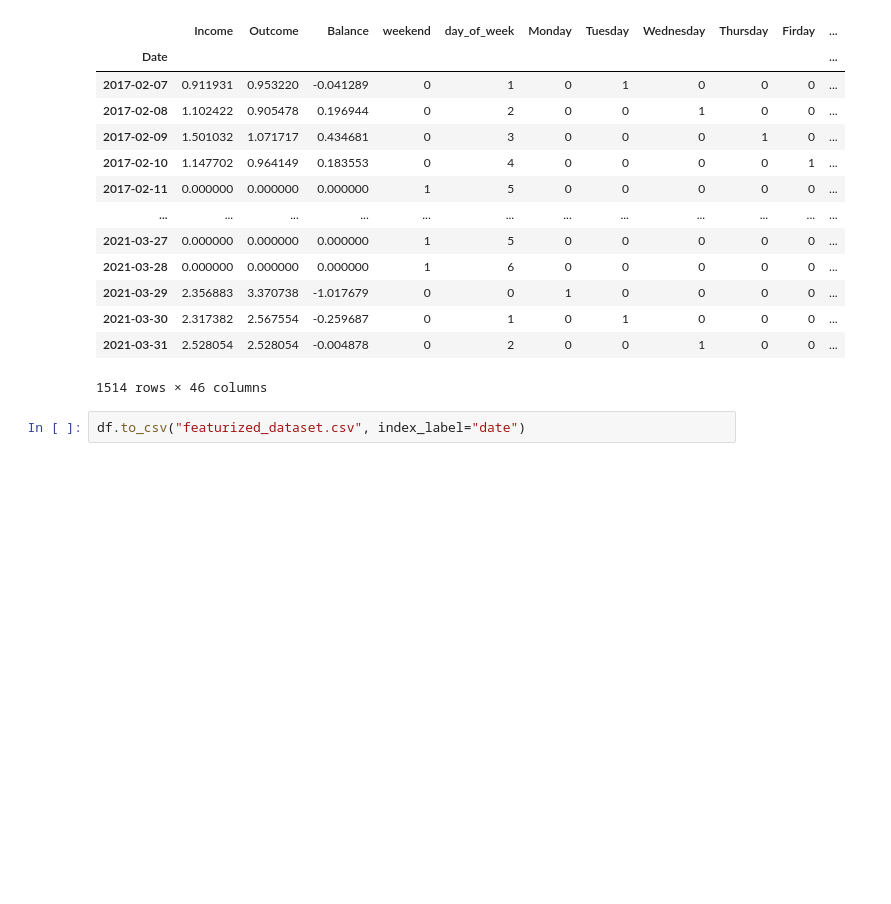
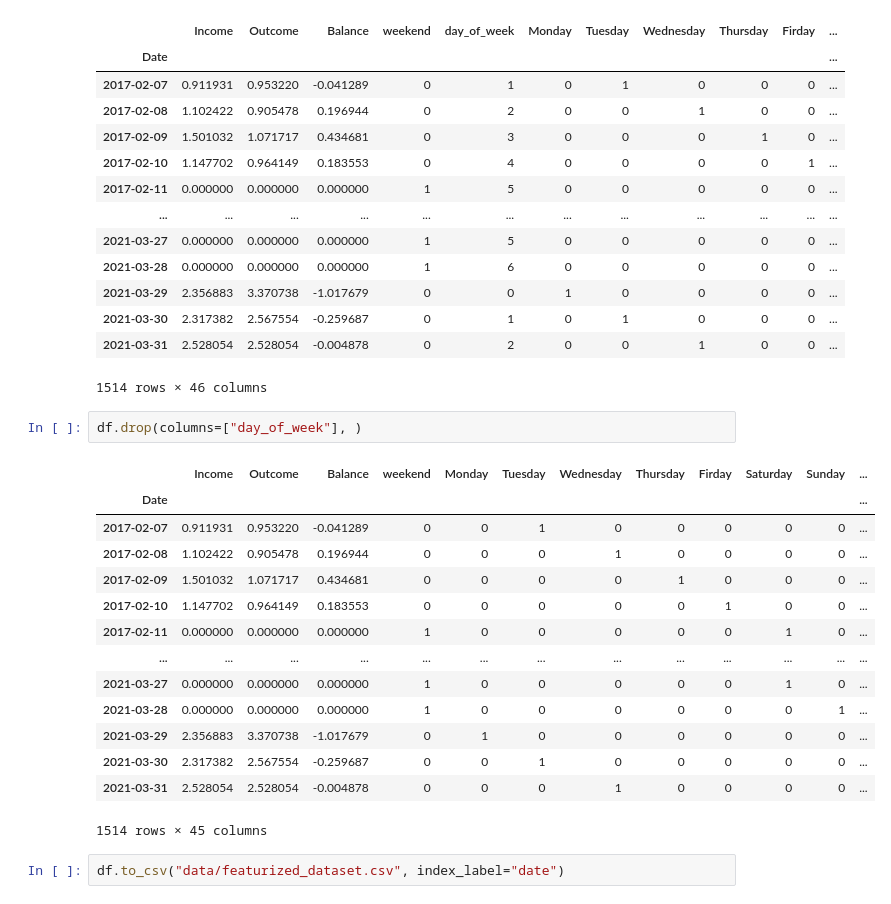
Before and after one commit to Xenomirant/ts_prediction, a Jupyter notebook: feature engeneering.ipynb, the cells around one changed output. Drawn from its saved outputs; the diff is of its cells as text; blank space fills up the shorter version.

Commit message:
drop useless feature

```diff
--- a/feature engeneering.ipynb
+++ b/feature engeneering.ipynb
@@ -347,5 +347,22 @@ df
 | 2021-03-30 | 2.317382 | 2.567554 | -0.259687 | 0 | 1 | 0 | 1 | 0 | 0 | 0 | ... |
 | 2021-03-31 | 2.528054 | 2.528054 | -0.004878 | 0 | 2 | 0 | 0 | 1 | 0 | 0 | ... |
 1514 rows × 46 columns
+# %%
+df.drop(columns=["day_of_week"], )
+# %% [output]
+|  | Income | Outcome | Balance | weekend | Monday | Tuesday | Wednesday | Thursday | Firday | Saturday | Sunday | ... |
+| Date |  |  |  |  |  |  |  |  |  |  |  | ... |
+| 2017-02-07 | 0.911931 | 0.953220 | -0.041289 | 0 | 0 | 1 | 0 | 0 | 0 | 0 | 0 | ... |
+| 2017-02-08 | 1.102422 | 0.905478 | 0.196944 | 0 | 0 | 0 | 1 | 0 | 0 | 0 | 0 | ... |
+| 2017-02-09 | 1.501032 | 1.071717 | 0.434681 | 0 | 0 | 0 | 0 | 1 | 0 | 0 | 0 | ... |
+| 2017-02-10 | 1.147702 | 0.964149 | 0.183553 | 0 | 0 | 0 | 0 | 0 | 1 | 0 | 0 | ... |
+| 2017-02-11 | 0.000000 | 0.000000 | 0.000000 | 1 | 0 | 0 | 0 | 0 | 0 | 1 | 0 | ... |
+| ... | ... | ... | ... | ... | ... | ... | ... | ... | ... | ... | ... | ... |
+| 2021-03-27 | 0.000000 | 0.000000 | 0.000000 | 1 | 0 | 0 | 0 | 0 | 0 | 1 | 0 | ... |
+| 2021-03-28 | 0.000000 | 0.000000 | 0.000000 | 1 | 0 | 0 | 0 | 0 | 0 | 0 | 1 | ... |
+| 2021-03-29 | 2.356883 | 3.370738 | -1.017679 | 0 | 1 | 0 | 0 | 0 | 0 | 0 | 0 | ... |
+| 2021-03-30 | 2.317382 | 2.567554 | -0.259687 | 0 | 0 | 1 | 0 | 0 | 0 | 0 | 0 | ... |
+| 2021-03-31 | 2.528054 | 2.528054 | -0.004878 | 0 | 0 | 0 | 1 | 0 | 0 | 0 | 0 | ... |
+1514 rows × 45 columns
 # %%
-df.to_csv("featurized_dataset.csv", index_label="date")
+df.to_csv("data/featurized_dataset.csv", index_label="date")
```
Also changed, not shown: 1 other file.
